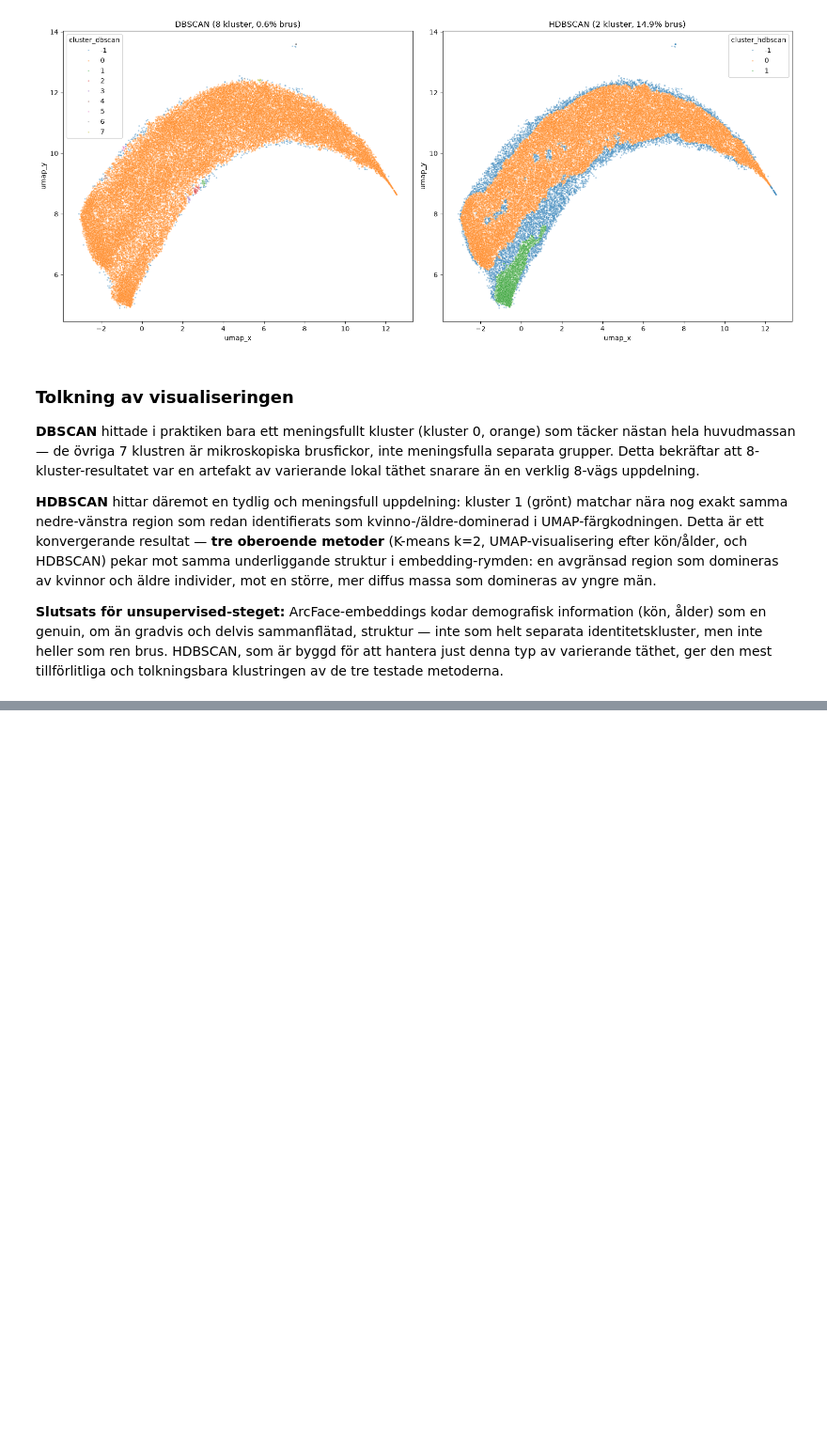
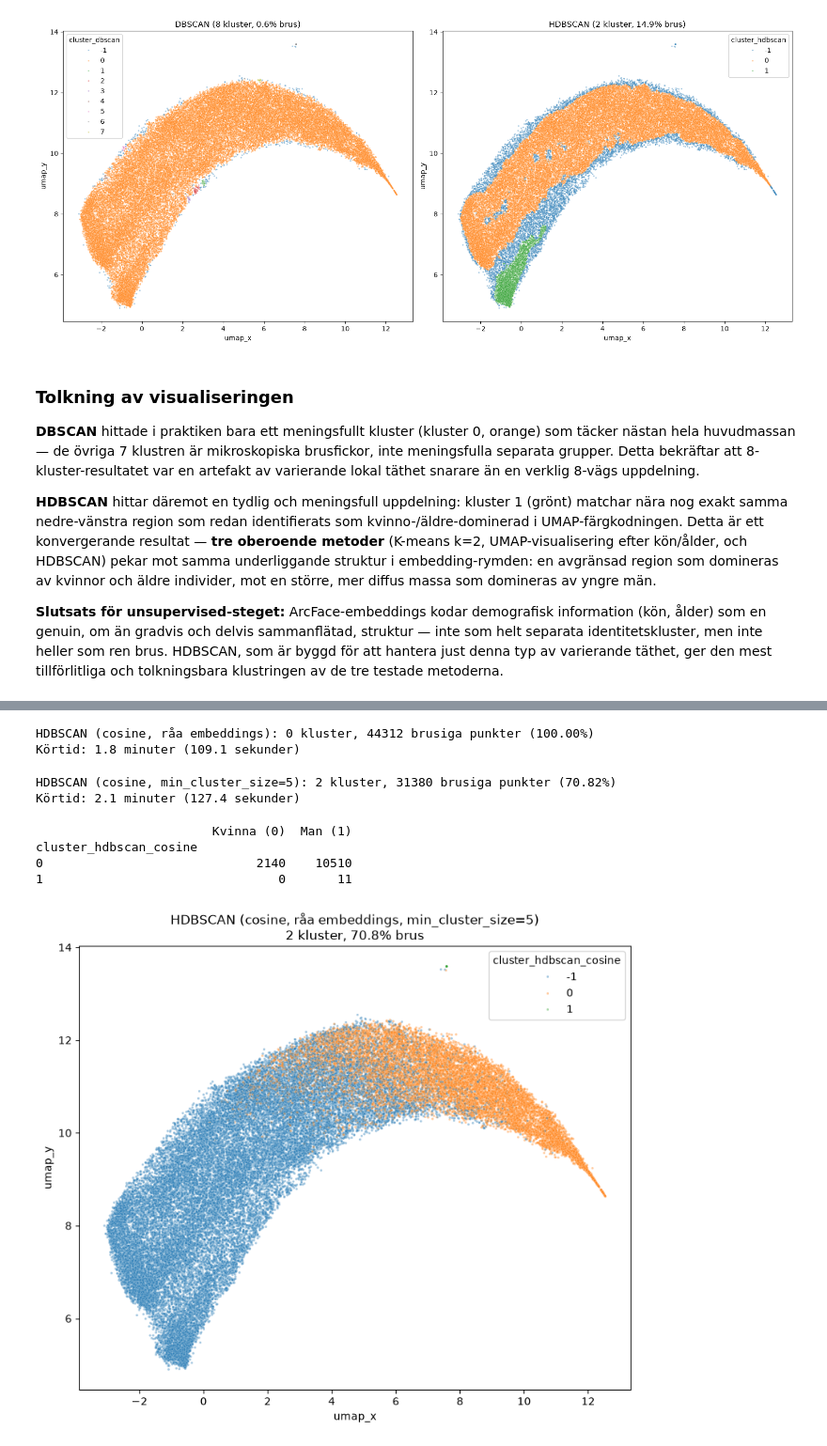
Before and after one commit to nicklasskoglund/biometric-access-terminal, a Jupyter notebook: notebooks/03_unsupervised_clustering.ipynb, the cells around one changed output, grey strips where cells are left out. Shown at 94% size. Saved outputs shown, nothing was run; the diff lists cells and outputs as text; code cells hidden in the pictures; blank space fills up the shorter version.

Commit message:
feat: compare cosine-based HDBSCAN on raw embeddings vs euclidean methods

```diff
--- a/notebooks/03_unsupervised_clustering.ipynb
+++ b/notebooks/03_unsupervised_clustering.ipynb
@@ -796,0 +823,80 @@ tolkningsbara klustringen av de tre testade metoderna.
+# %%
+start_time = time.time()
+
+hdbscan_cosine = HDBSCAN(
+    min_cluster_size=100,
+    metric="cosine",
+    algorithm="brute",
+)
+cosine_labels = hdbscan_cosine.fit_predict(embeddings)  # råa, oskalade embeddings
+
+elapsed = time.time() - start_time
+
+n_clusters_cosine = len(set(cosine_labels)) - (1 if -1 in cosine_labels else 0)
+n_noise_cosine = (cosine_labels == -1).sum()
+
+print(f"HDBSCAN (cosine, råa embeddings): {n_clusters_cosine} kluster, "
+      f"{n_noise_cosine} brusiga punkter ({n_noise_cosine / len(cosine_labels) * 100:.2f}%)")
+print(f"Körtid: {elapsed / 60:.1f} minuter ({elapsed:.1f} sekunder)")
+
+metadata_for_clustering["cluster_hdbscan_cosine"] = cosine_labels
+# %% [output]
+HDBSCAN (cosine, råa embeddings): 0 kluster, 44312 brusiga punkter (100.00%)
+Körtid: 1.8 minuter (109.1 sekunder)
+# %%
+start_time = time.time()
+
+hdbscan_cosine_v2 = HDBSCAN(
+    min_cluster_size=5,
+    metric="cosine",
+    algorithm="brute",
+)
+cosine_labels_v2 = hdbscan_cosine_v2.fit_predict(embeddings)
+
+elapsed = time.time() - start_time
+
+n_clusters_v2 = len(set(cosine_labels_v2)) - (1 if -1 in cosine_labels_v2 else 0)
+n_noise_v2 = (cosine_labels_v2 == -1).sum()
+
+print(f"HDBSCAN (cosine, min_cluster_size=5): {n_clusters_v2} kluster, "
+      f"{n_noise_v2} brusiga punkter ({n_noise_v2 / len(cosine_labels_v2) * 100:.2f}%)")
+print(f"Körtid: {elapsed / 60:.1f} minuter ({elapsed:.1f} sekunder)")
+# %% [output]
+HDBSCAN (cosine, min_cluster_size=5): 2 kluster, 31380 brusiga punkter (70.82%)
+Körtid: 2.1 minuter (127.4 sekunder)
+# %%
+metadata_for_clustering["cluster_hdbscan_cosine"] = cosine_labels_v2
+
+known_gender_cosine = metadata_for_clustering[
+    (~metadata_for_clustering["gender_missing"]) &
+    (metadata_for_clustering["cluster_hdbscan_cosine"] != -1)
+]
+
+crosstab_cosine = pd.crosstab(
+    known_gender_cosine["cluster_hdbscan_cosine"],
+    known_gender_cosine["gender"],
+)
+crosstab_cosine.columns = ["Kvinna (0)", "Man (1)"]
+print(crosstab_cosine)
+# %% [output]
+                        Kvinna (0)  Man (1)
+cluster_hdbscan_cosine
+0                             2140    10510
+1                                0       11
+# %%
+fig, ax = plt.subplots(figsize=(8, 7))
+
+sns.scatterplot(
+    data=metadata_for_clustering,
+    x="umap_x", y="umap_y",
+    hue="cluster_hdbscan_cosine", palette="tab10",
+    alpha=0.4, s=5, ax=ax, legend="full",
+)
+ax.set_title(f"HDBSCAN (cosine, råa embeddings, min_cluster_size=5)\n"
+             f"{n_clusters_v2} kluster, {n_noise_v2 / len(cosine_labels_v2) * 100:.1f}% brus")
+
+plt.tight_layout()
+plt.savefig("../reports/figures/03_hdbscan_cosine_raw_embeddings.png", dpi=150, bbox_inches="tight")
+plt.show()
+# %% [output]
+[figure, added]
```
Also changed, not shown: parts of 2 cells of this notebook, 1 other file.
